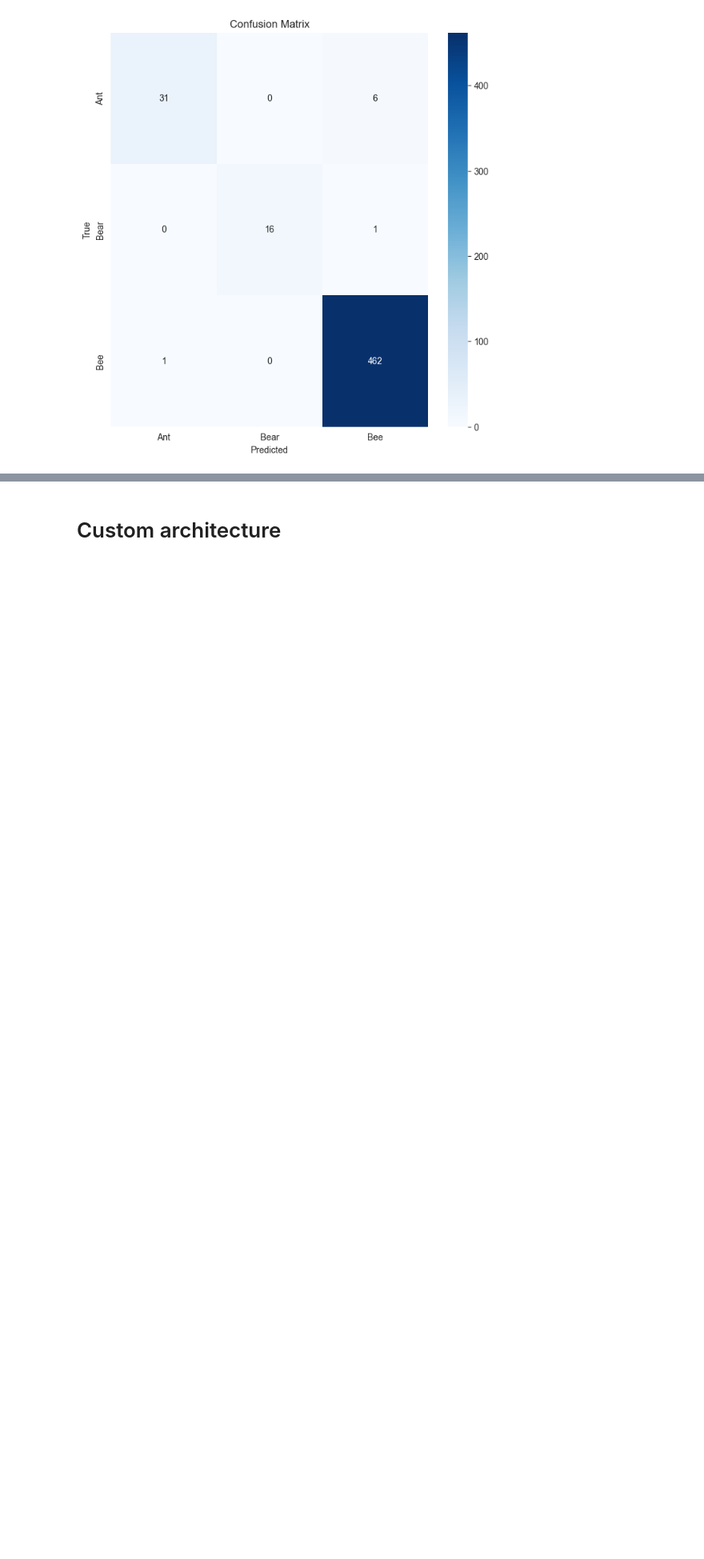
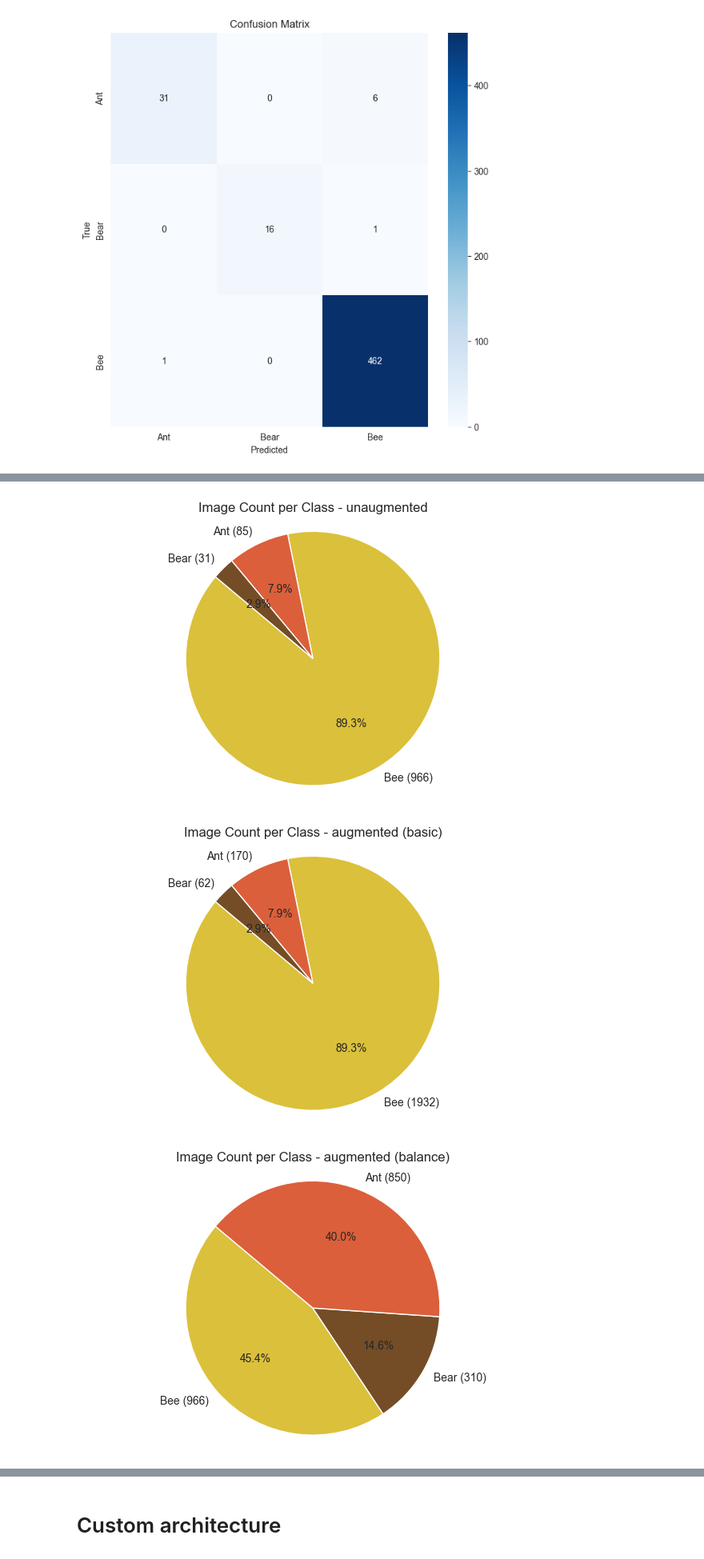
Before and after one commit to Herzigc/computer_vision, a Jupyter notebook: train.ipynb, the cells around one changed output, grey strips where cells are left out. Shown at 80% size. Saved outputs shown, nothing was run; the diff lists cells and outputs as text; code cells hidden in the pictures; blank space fills up the shorter version.

```diff
--- a/train.ipynb
+++ b/train.ipynb
@@ -445,4 +488,4 @@ def augment_data(ds, fractions=None):
 
     return aug_ds
 # %%
-aug_train_ds = augment_data(train_ds)
+aug_train_ds = augment_data_basic(train_ds)
@@ -449 +565,46 @@ aug_train_ds = augment_data(train_ds)
+# %%
+aug_train_ds_balanced = augment_data_specific_classes(train_ds)
+# %%
+color_map = {
+    'Bee': '#DBC03B',
+    'Ant': '#DB5F3B',
+    'Bear': '#744d26',
+}
+
+def class_distribution(ds, title):
+    unbatched = ds.unbatch()
+    # extract labels
+    l = [label for _, label in unbatched]
+    l_ind = [tf.argmax(label).numpy() for label in l]
+    # count classes
+    class_labels = [class_names[i] for i in l_ind]
+    class_dist = dict(Counter(class_labels))
+
+    labels = list(class_dist.keys())
+    sizes = list(class_dist.values())
+
+    colors = [color_map[label] for label in labels]
+
+    plt.figure(figsize=(6, 4))
+    plt.pie(
+        sizes,
+        labels=[f"{label} ({count})" for label, count in zip(labels, sizes)],
+        colors=colors,
+        autopct='%1.1f%%',
+        startangle=140,
+        textprops={'fontsize': 10}
+    )
+    plt.title("Image Count per Class" + title)
+    plt.axis('equal')
+    plt.tight_layout()
+    plt.show()
+# %%
+# plot different class distributions to show effects of augmentation
+class_distribution(train_ds, " - unaugmented")
+class_distribution(aug_train_ds, " - augmented (basic)")
+class_distribution(aug_train_ds_balanced, " - augmented (balance)")
+# %% [output]
+[figure, added]
+[figure, added]
+[figure, added]
 # %% [markdown]
```
Also changed, not shown: parts of 41 cells of this notebook.
